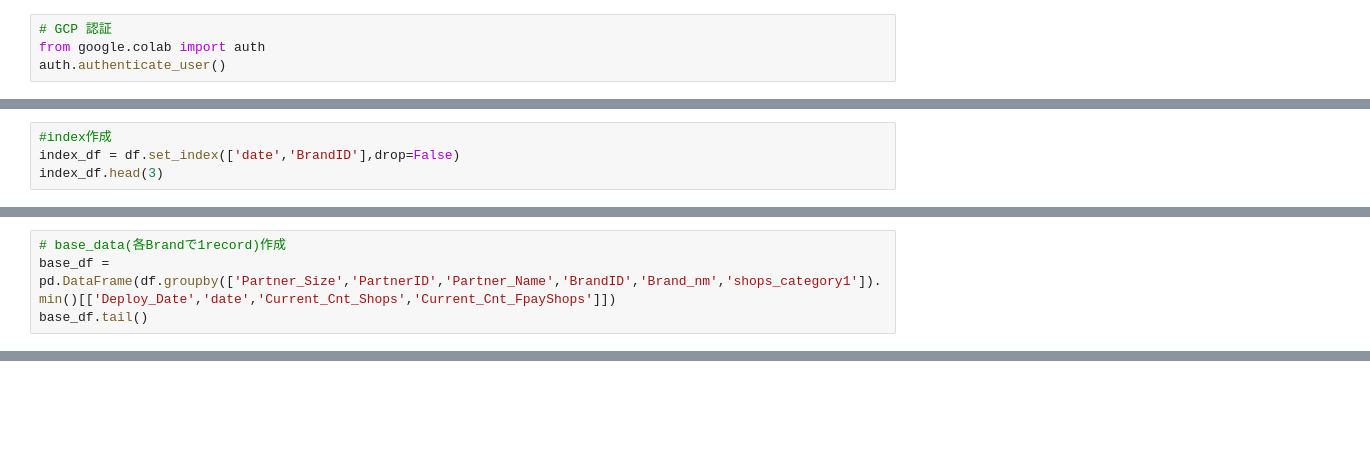
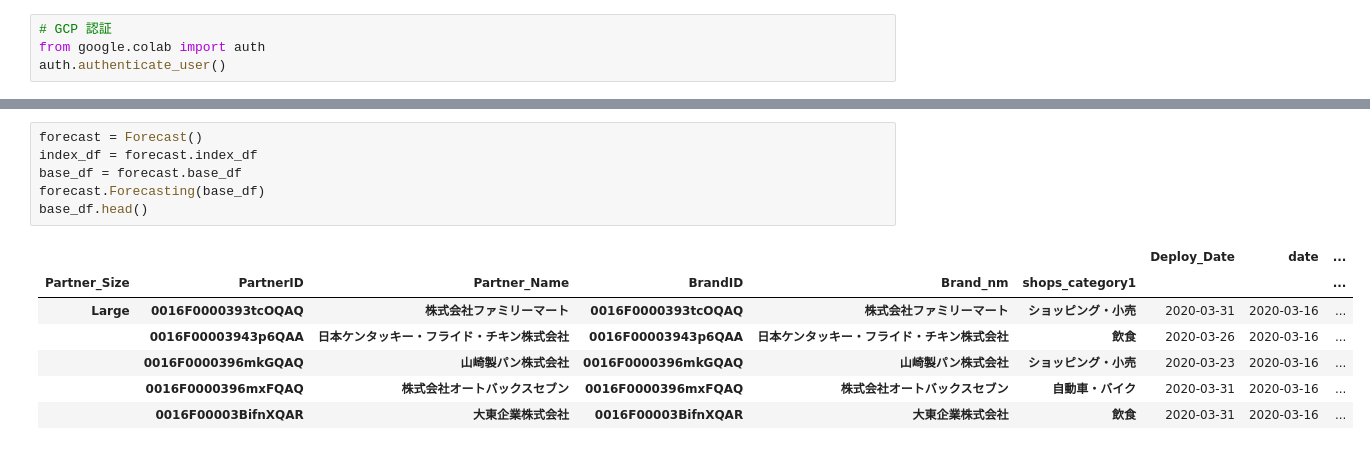
Before and after one commit to kz-yoshida/python, a Jupyter notebook: 2020_03_15_FpayForecast_v01.ipynb, the cells around one changed output, grey strips where cells are left out. Drawn from its saved outputs; the diff is of its cells as text; blank space fills up the shorter version.

```diff
--- a/2020_03_15_FpayForecast_v01.ipynb
+++ b/2020_03_15_FpayForecast_v01.ipynb
@@ -117,4 +112,0 @@ NewShops_df.head(3)
-# %%
-#index作成
-index_df = df.set_index(['date','BrandID'],drop=False)
-index_df.head(3)
@@ -127,4 +112,0 @@ index_df.head(3)
-# %%
-# base_data(各Brandで1record)作成
-base_df = pd.DataFrame(df.groupby(['Partner_Size','PartnerID','Partner_Name','BrandID','Brand_nm','shops_category1']).min()[['Deploy_Date','date','Current_Cnt_Shops','Current_Cnt_FpayShops']])
-base_df.tail()
@@ -205,0 +178,14 @@ base_df.tail()
+# %%
+forecast = Forecast()
+index_df = forecast.index_df
+base_df = forecast.base_df
+forecast.Forecasting(base_df)
+base_df.head()
+# %% [output]
+|  |  |  |  |  |  | Deploy_Date | date | ... |
+| Partner_Size | PartnerID | Partner_Name | BrandID | Brand_nm | shops_category1 |  |  | ... |
+| Large | 0016F0000393tcOQAQ | 株式会社ファミリーマート | 0016F0000393tcOQAQ | 株式会社ファミリーマート | ショッピング・小売 | 2020-03-31 | 2020-03-16 | ... |
+|  | 0016F00003943p6QAA | 日本ケンタッキー・フライド・チキン株式会社 | 0016F00003943p6QAA | 日本ケンタッキー・フライド・チキン株式会社 | 飲食 | 2020-03-26 | 2020-03-16 | ... |
+|  | 0016F0000396mkGQAQ | 山崎製パン株式会社 | 0016F0000396mkGQAQ | 山崎製パン株式会社 | ショッピング・小売 | 2020-03-23 | 2020-03-16 | ... |
+|  | 0016F0000396mxFQAQ | 株式会社オートバックスセブン | 0016F0000396mxFQAQ | 株式会社オートバックスセブン | 自動車・バイク | 2020-03-31 | 2020-03-16 | ... |
+|  | 0016F00003BifnXQAR | 大東企業株式会社 | 0016F00003BifnXQAR | 大東企業株式会社 | 飲食 | 2020-03-31 | 2020-03-16 | ... |
```
Also changed, not shown: parts of 19 cells of this notebook.
